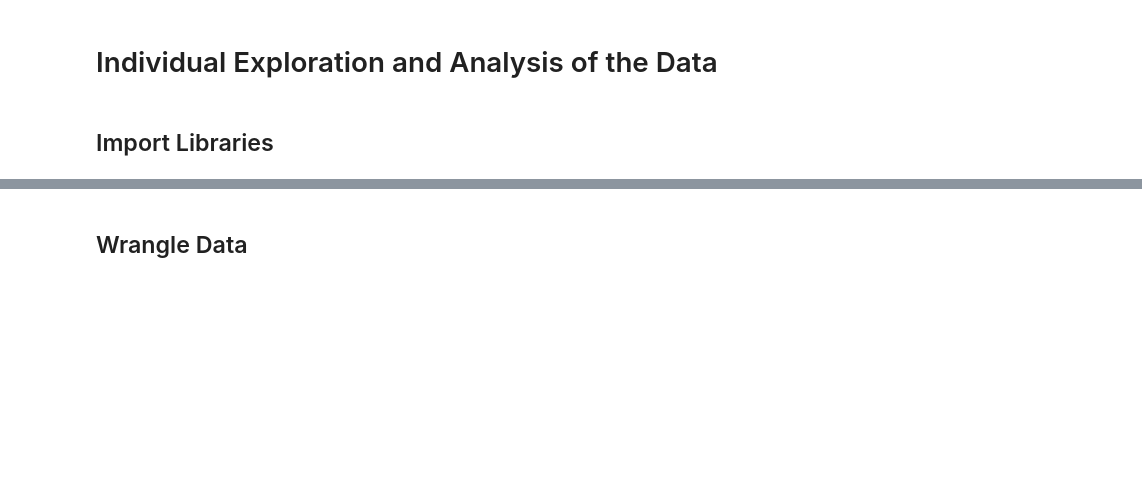
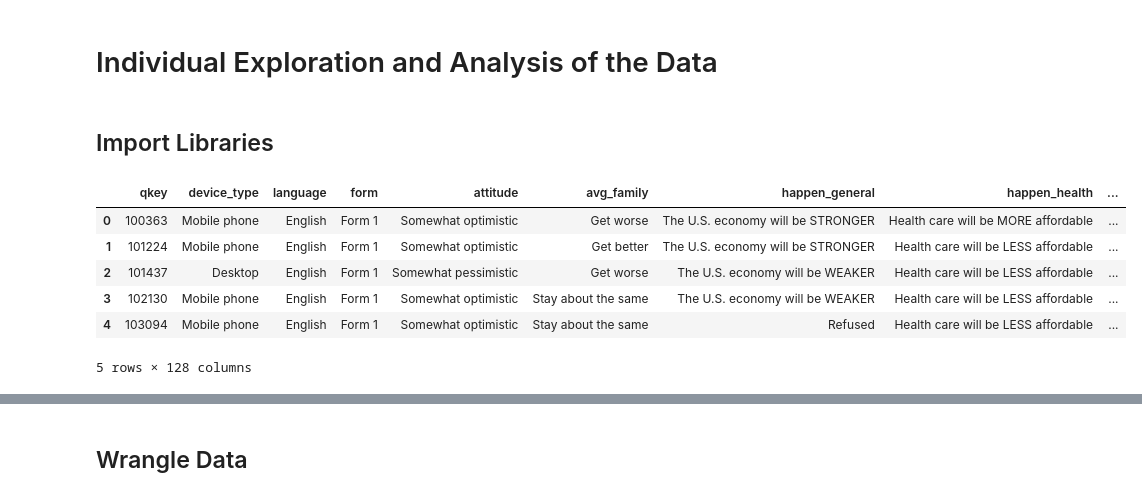
Before and after one commit to american-perspectives-capstone/american-attitudes, a Jupyter notebook: rough_notebooks/malachi_hale_individual_notebook.ipynb, the cells around one changed output, grey strips where cells are left out. Drawn from its saved outputs; the diff is of its cells as text; code cells hidden in the pictures; blank space fills up the shorter version.

```diff
--- a/rough_notebooks/malachi_hale_individual_notebook.ipynb
+++ b/rough_notebooks/malachi_hale_individual_notebook.ipynb
@@ -120,0 +123,12 @@ from charles_acquire import *
+# %%
+df, revert_key, replace_key = wrangle_data()
+# %%
+df.head()
+# %% [output]
+|  | qkey | device_type | language | form | attitude | avg_family | happen_general | happen_health | ... |
+| 0 | 100363 | Mobile phone | English | Form 1 | Somewhat optimistic | Get worse | The U.S. economy will be STRONGER | Health care will be MORE affordable | ... |
+| 1 | 101224 | Mobile phone | English | Form 1 | Somewhat optimistic | Get better | The U.S. economy will be STRONGER | Health care will be LESS affordable | ... |
+| 2 | 101437 | Desktop | English | Form 1 | Somewhat pessimistic | Get worse | The U.S. economy will be WEAKER | Health care will be LESS affordable | ... |
+| 3 | 102130 | Mobile phone | English | Form 1 | Somewhat optimistic | Stay about the same | The U.S. economy will be WEAKER | Health care will be LESS affordable | ... |
+| 4 | 103094 | Mobile phone | English | Form 1 | Somewhat optimistic | Stay about the same | Refused | Health care will be LESS affordable | ... |
+5 rows × 128 columns
```
Also changed, not shown: parts of 10 cells of this notebook.
